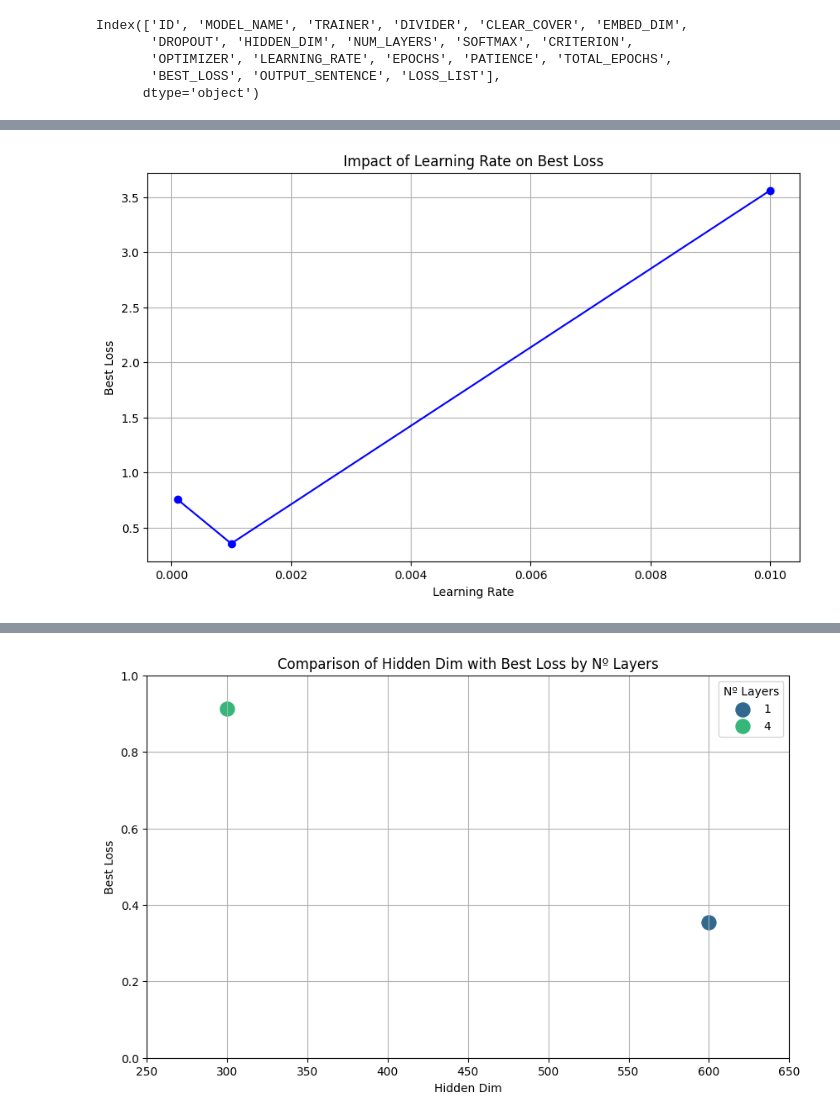
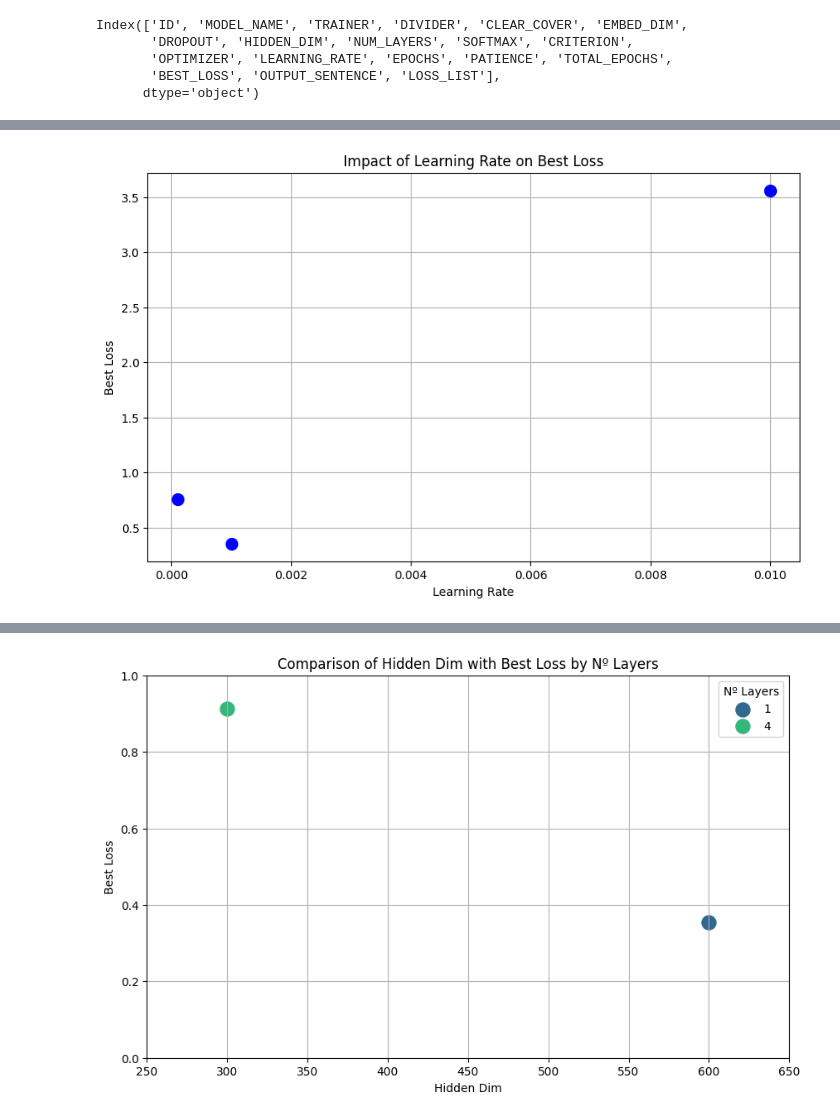
Before and after one commit to JesusRamosCognizant/Project-III, a Jupyter notebook: metrics visualization/results.ipynb, the cells around one changed output, grey strips where cells are left out. Cells and saved outputs as stored; diff of their text form; code cells hidden in the pictures.

```diff
--- a/metrics visualization/results.ipynb
+++ b/metrics visualization/results.ipynb
@@ -148,14 +150,14 @@ plt.show()
 # %%
 df_3 = df.iloc[[8, 2, 7]]
 plt.figure(figsize=(10, 6))
-plt.plot(df_3['LEARNING_RATE'], df_3['BEST_LOSS'], marker='o', linestyle='-', color='b')
+plt.plot(df_3['LEARNING_RATE'], df_3['BEST_LOSS'], marker='o', linestyle='', color='b', markersize=10)
 plt.xlabel('Learning Rate')
 plt.ylabel('Best Loss')
 plt.title('Impact of Learning Rate on Best Loss')
 plt.grid(True)
 plt.show()
 # %% [output]
-[figure, old version]
+[figure, new version]
 # %%
 df_3 = df.iloc[[2, 9]]
 df_3.head()
```
Also changed, not shown: parts of 5 cells of this notebook.
